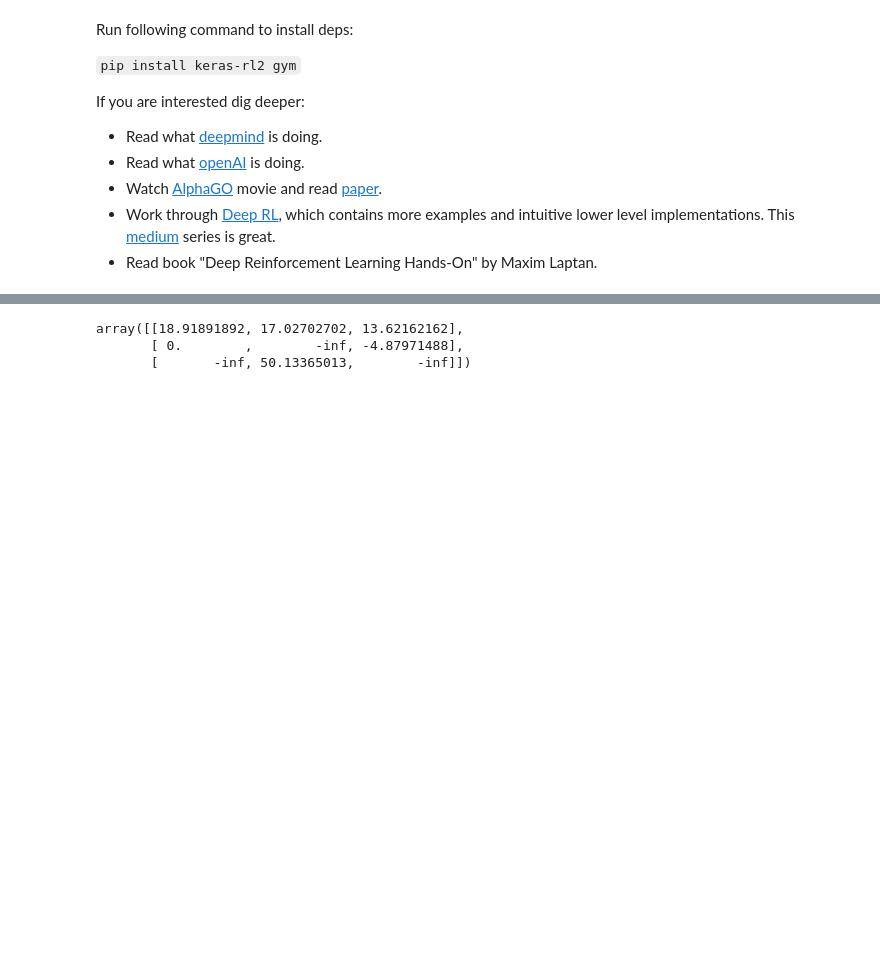
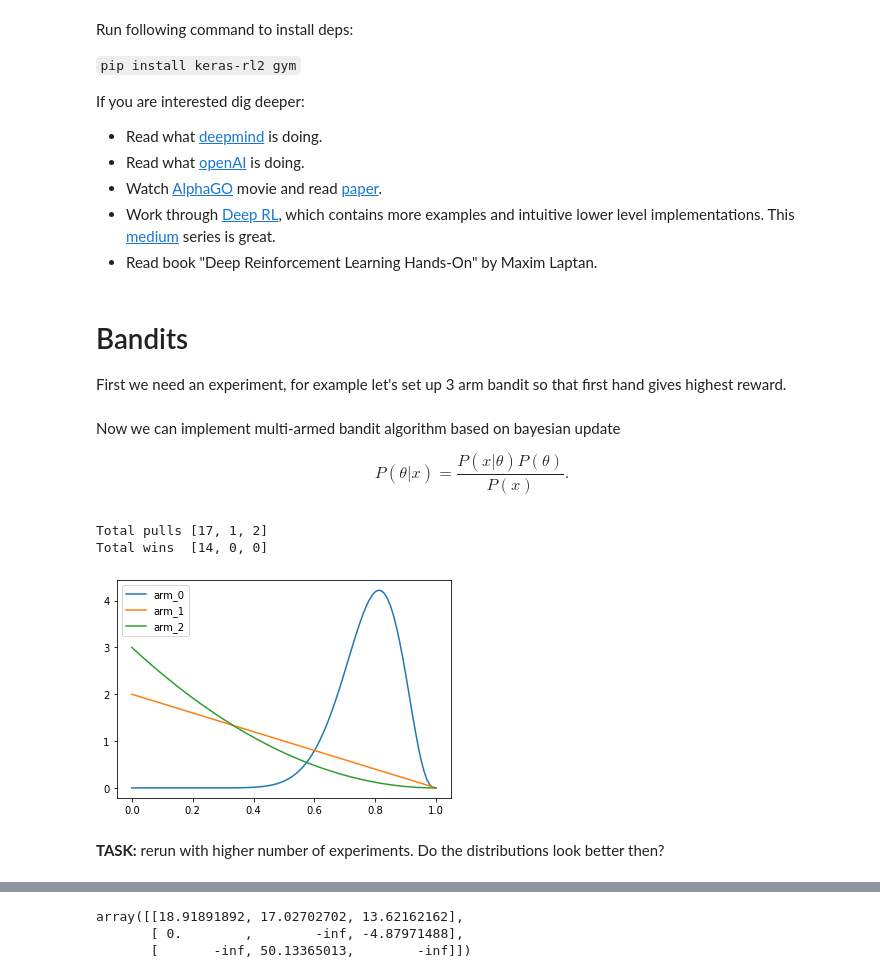
Before and after one commit to trokas/ai_primer, a Jupyter notebook: RL.ipynb, the cells around one changed output, grey strips where cells are left out. Cells and saved outputs as stored; diff of their text form; code cells hidden in the pictures; blank space fills up the shorter version.

```diff
--- a/RL.ipynb
+++ b/RL.ipynb
@@ -22,0 +28,44 @@ from rl.memory import SequentialMemory
+# %% [markdown]
+# Bandits
+
+First we need an experiment, for example let's set up 3 arm bandit so that first hand gives highest reward.
+# %%
+BANDITS = [0.7, 0.2, 0.3]  # arm 1 wins with prob of 50%
+
+def pull(i):
+    return 1 if np.random.rand() < BANDITS[i] else 0
+# %% [markdown]
+Now we can implement multi-armed bandit algorithm based on bayesian update
+
+$$P(\theta | x)=\frac{P(x | \theta) P(\theta)}{P(x)}.$$
+# %%
+pulls = [0 for _ in range(len(BANDITS))]  # How much pulls were executed
+wins =  [0 for _ in range(len(BANDITS))]  # Number of wins
+
+n = 20    # Number of pulls to do
+
+for _ in range(n):
+    priors = [beta(1 + w, 1 + p - w) for p, w in zip(pulls, wins)]
+    # Choose a 'best' bandit based on probabilities
+    chosen_arm = np.argmax([p.rvs(1) for p in priors])
+    # Pull and record to output
+    reward = pull(chosen_arm)
+    pulls[chosen_arm] += 1
+    wins[chosen_arm] += reward
+
+print('Total pulls', pulls)
+print('Total wins ', wins)
+# %% [output]
+Total pulls [17, 1, 2]
+Total wins  [14, 0, 0]
+# %%
+df = pd.DataFrame(index=np.linspace(0, 1, 101))
+for i, p in enumerate(priors):
+    df[f'arm_{i}'] = p.pdf(df.index)
+
+df.plot()
+plt.show()
+# %% [output]
+[figure, added]
+# %% [markdown]
+**TASK:** rerun with higher number of experiments. Do the distributions look better then?
```
Also changed, not shown: parts of 4 cells of this notebook.
